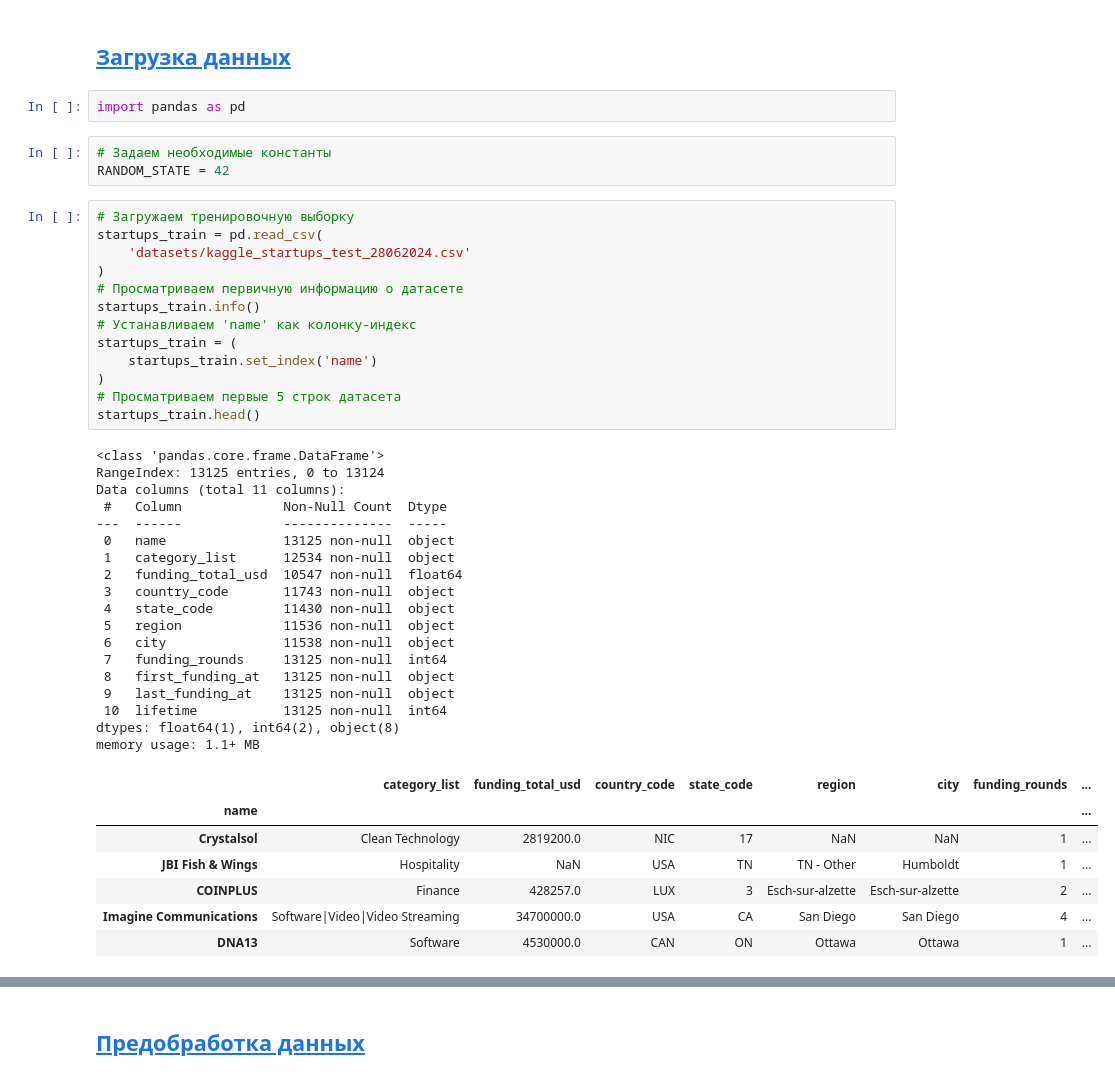
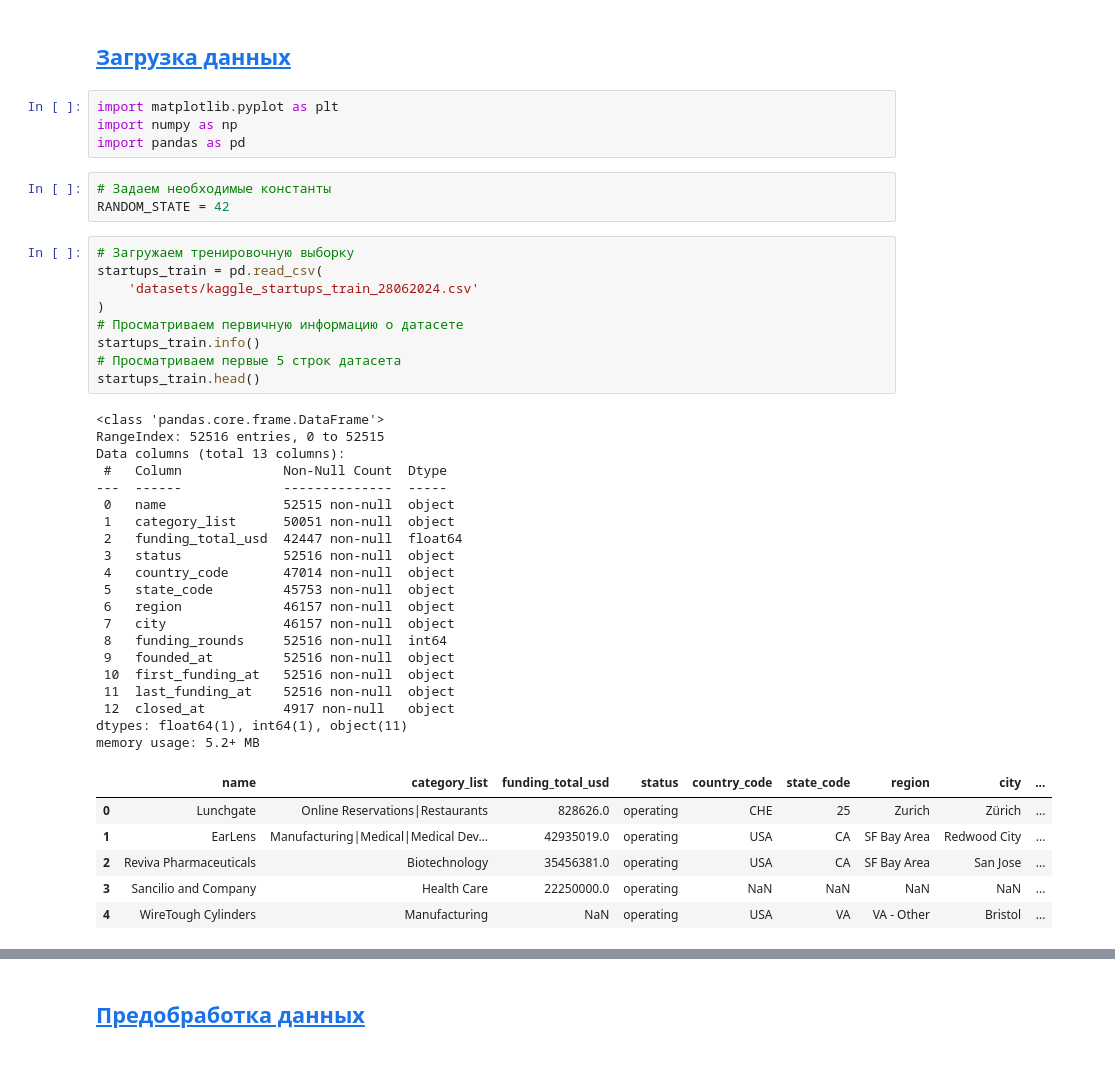
Before and after one commit to VladimirEis/masterskaya_project, a Jupyter notebook: masterskaya_project.ipynb, the cells around one changed output, grey strips where cells are left out. Saved outputs shown, nothing was run; the diff lists cells and outputs as text.

```diff
--- a/masterskaya_project.ipynb
+++ b/masterskaya_project.ipynb
@@ -17,6 +17,8 @@
 <a id='download'></a>
 ## [Загрузка данных](#start)
 # %%
+import matplotlib.pyplot as plt
+import numpy as np
 import pandas as pd
 # %%
 # Задаем необходимые константы
@@ -24,42 +26,39 @@ RANDOM_STATE = 42
 # %%
 # Загружаем тренировочную выборку
 startups_train = pd.read_csv(
-    'datasets/kaggle_startups_test_28062024.csv'
+    'datasets/kaggle_startups_train_28062024.csv'
 )
 # Просматриваем первичную информацию о датасете
 startups_train.info()
-# Устанавливаем 'name' как колонку-индекс
-startups_train = (
-    startups_train.set_index('name')
-)
 # Просматриваем первые 5 строк датасета
 startups_train.head()
 # %% [output]
 <class 'pandas.core.frame.DataFrame'>
-RangeIndex: 13125 entries, 0 to 13124
-Data columns (total 11 columns):
+RangeIndex: 52516 entries, 0 to 52515
+Data columns (total 13 columns):
  #   Column             Non-Null Count  Dtype
 ---  ------             --------------  -----
- 0   name               13125 non-null  object
- 1   category_list      12534 non-null  object
- 2   funding_total_usd  10547 non-null  float64
- 3   country_code       11743 non-null  object
- 4   state_code         11430 non-null  object
- 5   region             11536 non-null  object
- 6   city               11538 non-null  object
- 7   funding_rounds     13125 non-null  int64
- 8   first_funding_at   13125 non-null  object
- 9   last_funding_at    13125 non-null  object
- 10  lifetime           13125 non-null  int64
-dtypes: float64(1), int64(2), object(8)
-memory usage: 1.1+ MB
+ 0   name               52515 non-null  object
+ 1   category_list      50051 non-null  object
+ 2   funding_total_usd  42447 non-null  float64
+ 3   status             52516 non-null  object
+ 4   country_code       47014 non-null  object
+ 5   state_code         45753 non-null  object
+ 6   region             46157 non-null  object
+ 7   city               46157 non-null  object
+ 8   funding_rounds     52516 non-null  int64
+ 9   founded_at         52516 non-null  object
+ 10  first_funding_at   52516 non-null  object
+ 11  last_funding_at    52516 non-null  object
+ 12  closed_at          4917 non-null   object
+dtypes: float64(1), int64(1), object(11)
+memory usage: 5.2+ MB
-|  | category_list | funding_total_usd | country_code | state_code | region | city | funding_rounds | ... |
-| name |  |  |  |  |  |  |  | ... |
-| Crystalsol | Clean Technology | 2819200.0 | NIC | 17 | NaN | NaN | 1 | ... |
-| JBI Fish & Wings | Hospitality | NaN | USA | TN | TN - Other | Humboldt | 1 | ... |
-| COINPLUS | Finance | 428257.0 | LUX | 3 | Esch-sur-alzette | Esch-sur-alzette | 2 | ... |
-| Imagine Communications | Software|Video|Video Streaming | 34700000.0 | USA | CA | San Diego | San Diego | 4 | ... |
-| DNA13 | Software | 4530000.0 | CAN | ON | Ottawa | Ottawa | 1 | ... |
+|  | name | category_list | funding_total_usd | status | country_code | state_code | region | city | ... |
+| 0 | Lunchgate | Online Reservations|Restaurants | 828626.0 | operating | CHE | 25 | Zurich | Zürich | ... |
+| 1 | EarLens | Manufacturing|Medical|Medical Dev... | 42935019.0 | operating | USA | CA | SF Bay Area | Redwood City | ... |
+| 2 | Reviva Pharmaceuticals | Biotechnology | 35456381.0 | operating | USA | CA | SF Bay Area | San Jose | ... |
+| 3 | Sancilio and Company | Health Care | 22250000.0 | operating | NaN | NaN | NaN | NaN | ... |
+| 4 | WireTough Cylinders | Manufacturing | NaN | operating | USA | VA | VA - Other | Bristol | ... |
 # %%
 # Загружаем тестовую выборку
 startups_test = pd.read_csv(
```
Also changed, not shown: parts of 27 cells of this notebook.
